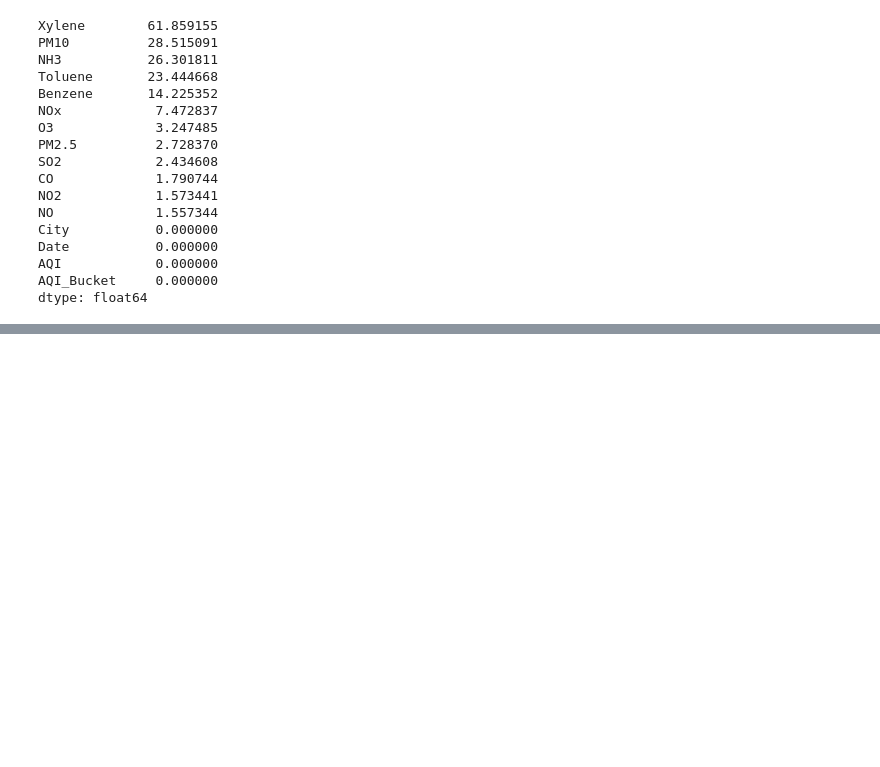
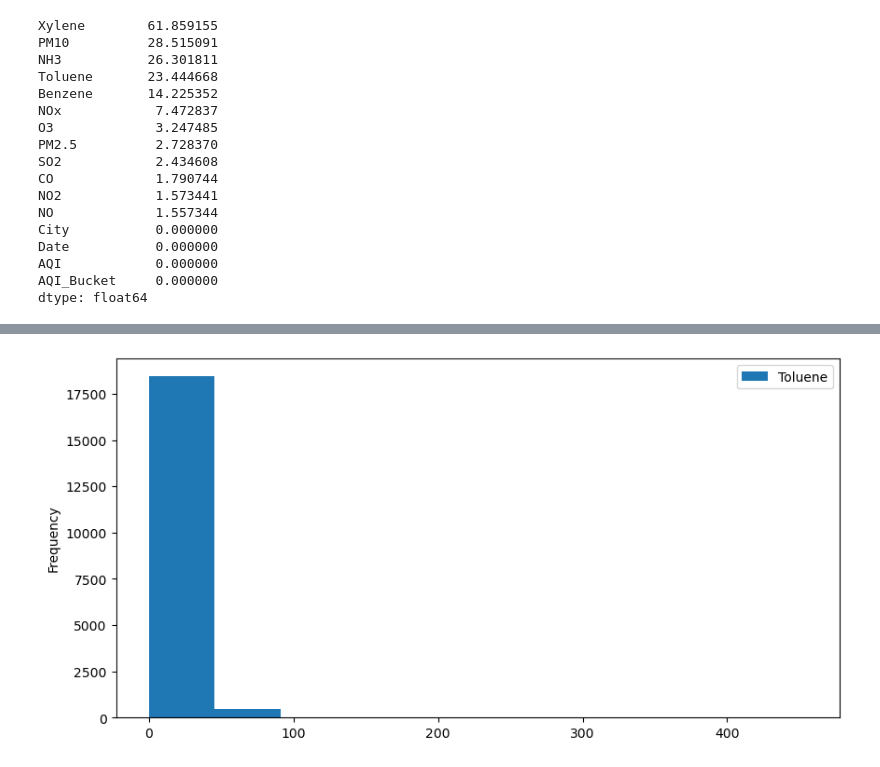
Before and after one commit to rajesh1835/Air-Quality-Prediction-, a Jupyter notebook: AQI Prediction Model.ipynb, the cells around one changed output, grey strips where cells are left out. Cells and saved outputs as stored; diff of their text form; code cells hidden in the pictures; blank space fills up the shorter version.

```diff
--- a/AQI Prediction Model.ipynb
+++ b/AQI Prediction Model.ipynb
@@ -232,0 +215,6 @@ dtype: int64
+# %%
+df['Toluene'].plot(kind='hist',figsize=(10,5))
+plt.legend()
+plt.show()
+# %% [output]
+[figure, added]
```
Also changed, not shown: parts of 49 cells of this notebook.
